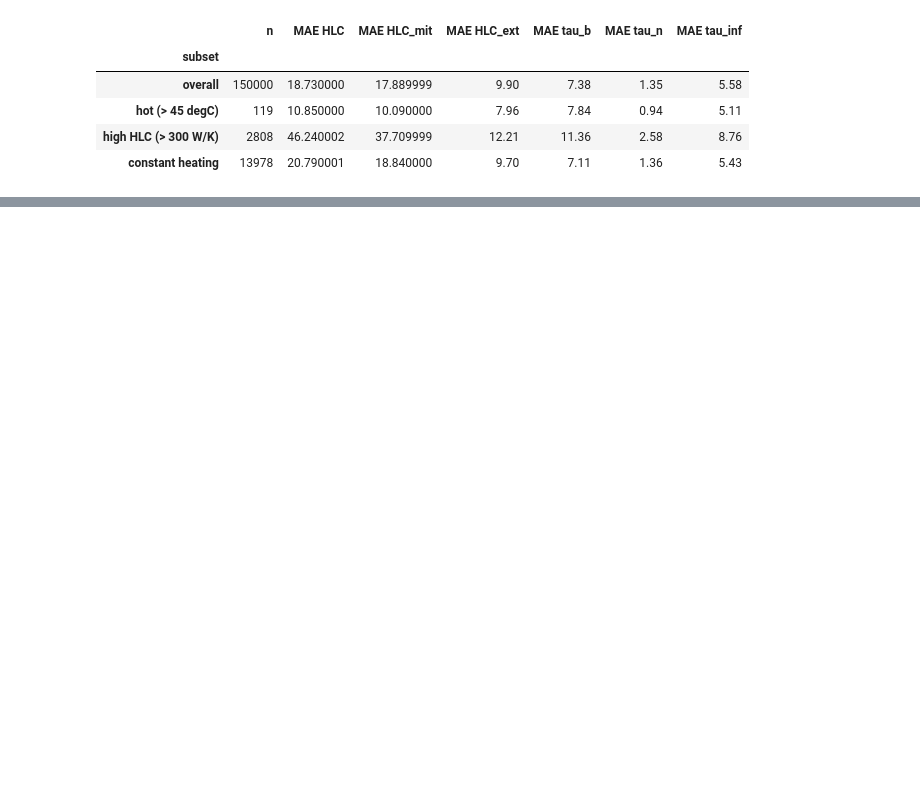
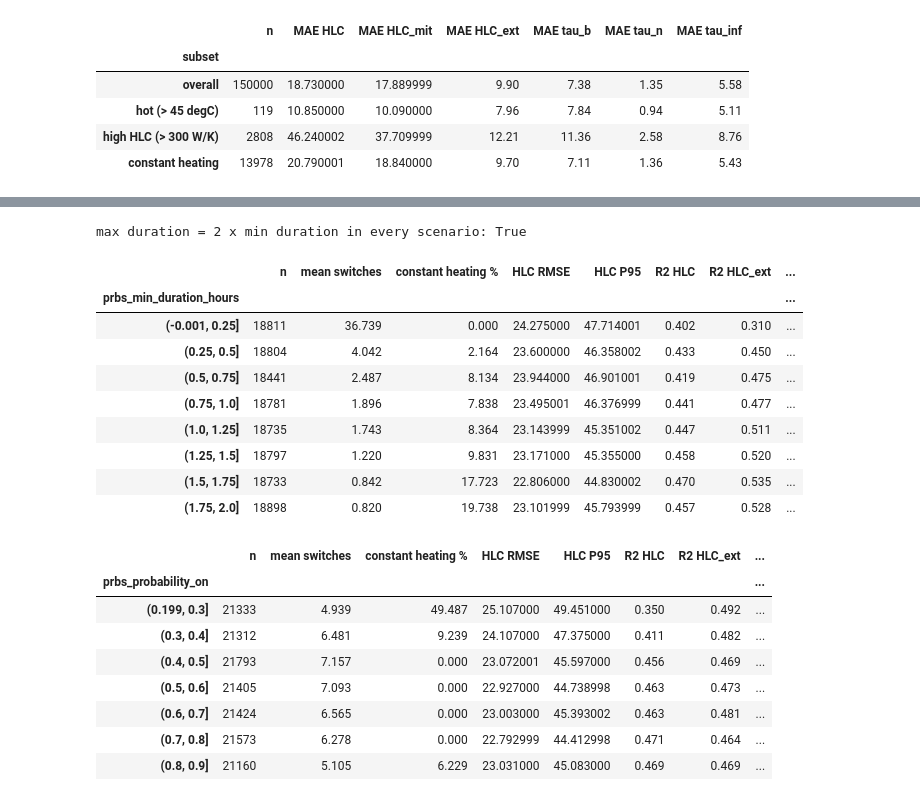
Before and after one commit to BigB021/coenergy-assessment, a Jupyter notebook: notebooks/4_final_model.ipynb, the cells around one changed output, grey strips where cells are left out. Drawn from its saved outputs; the diff is of its cells as text; code cells hidden in the pictures; blank space fills up the shorter version.

```diff
--- a/notebooks/4_final_model.ipynb
+++ b/notebooks/4_final_model.ipynb
@@ -376,0 +355,55 @@ by_switches.round(3)
+# %%
+sol = load_solicitation(DATA_DIR)  # generator settings, row i = scenario i (analysis only)
+MIN_DUR, P_ON = 'prbs_min_duration_hours', 'prbs_probability_on'
+print('max duration = 2 x min duration in every scenario:',
+      bool(((sol['prbs_max_duration_hours'] - 2 * sol[MIN_DUR]).abs() < 1e-3).all()))
+
+sol_val = sol.iloc[val.idx.numpy()].reset_index(drop=True)
+sol_test = sol.iloc[test.idx.numpy()].reset_index(drop=True)
+pred_val_final = val_preds['ensemble (3 seeds)']
+switches_val = heating_pattern(val.x[:, 1])['switches']
+
+DUR_BINS = np.arange(0, 2.01, 0.25)              # hours
+PON_BINS = np.round(np.arange(0.2, 0.91, 0.1), 2)
+
+
+def by_setting(col, bins):
+    # Validation metrics of the final model, grouped by one generator setting
+    groups = pd.cut(sol_val[col], bins=bins, include_lowest=True)
+    m = metrics_by_group(pred_val_final, y_val, labels, groups)
+    hlc = m.xs('HLC', level='target')
+    table = pd.DataFrame({
+        'n': hlc['n'],
+        'mean switches': switches_val.groupby(groups, observed=False).mean(),
+        'constant heating %': 100 * (switches_val == 0).groupby(groups, observed=False).mean(),
+        'HLC RMSE': hlc['RMSE'],
+        'HLC P95': hlc['P95_abs'],
+        **{f'R2 {l}': m.xs(l, level='target')['R2'] for l in ['HLC', 'HLC_ext', 'tau_b']},
+    })
+    table.index.name = col
+    return table.round(3)
+
+
+display(by_setting(MIN_DUR, DUR_BINS))
+display(by_setting(P_ON, PON_BINS))
+# %% [output]
+max duration = 2 x min duration in every scenario: True
+|  | n | mean switches | constant heating % | HLC RMSE | HLC P95 | R2 HLC | R2 HLC_ext | ... |
+| prbs_min_duration_hours |  |  |  |  |  |  |  | ... |
+| (-0.001, 0.25] | 18811 | 36.739 | 0.000 | 24.275000 | 47.714001 | 0.402 | 0.310 | ... |
+| (0.25, 0.5] | 18804 | 4.042 | 2.164 | 23.600000 | 46.358002 | 0.433 | 0.450 | ... |
+| (0.5, 0.75] | 18441 | 2.487 | 8.134 | 23.944000 | 46.901001 | 0.419 | 0.475 | ... |
+| (0.75, 1.0] | 18781 | 1.896 | 7.838 | 23.495001 | 46.376999 | 0.441 | 0.477 | ... |
+| (1.0, 1.25] | 18735 | 1.743 | 8.364 | 23.143999 | 45.351002 | 0.447 | 0.511 | ... |
+| (1.25, 1.5] | 18797 | 1.220 | 9.831 | 23.171000 | 45.355000 | 0.458 | 0.520 | ... |
+| (1.5, 1.75] | 18733 | 0.842 | 17.723 | 22.806000 | 44.830002 | 0.470 | 0.535 | ... |
+| (1.75, 2.0] | 18898 | 0.820 | 19.738 | 23.101999 | 45.793999 | 0.457 | 0.528 | ... |
+|  | n | mean switches | constant heating % | HLC RMSE | HLC P95 | R2 HLC | R2 HLC_ext | ... |
+| prbs_probability_on |  |  |  |  |  |  |  | ... |
+| (0.199, 0.3] | 21333 | 4.939 | 49.487 | 25.107000 | 49.451000 | 0.350 | 0.492 | ... |
+| (0.3, 0.4] | 21312 | 6.481 | 9.239 | 24.107000 | 47.375000 | 0.411 | 0.482 | ... |
+| (0.4, 0.5] | 21793 | 7.157 | 0.000 | 23.072001 | 45.597000 | 0.456 | 0.469 | ... |
+| (0.5, 0.6] | 21405 | 7.093 | 0.000 | 22.927000 | 44.738998 | 0.463 | 0.473 | ... |
+| (0.6, 0.7] | 21424 | 6.565 | 0.000 | 23.003000 | 45.393002 | 0.463 | 0.481 | ... |
+| (0.7, 0.8] | 21573 | 6.278 | 0.000 | 22.792999 | 44.412998 | 0.471 | 0.464 | ... |
+| (0.8, 0.9] | 21160 | 5.105 | 6.229 | 23.031000 | 45.083000 | 0.469 | 0.469 | ... |
```
Also changed, not shown: parts of 12 cells of this notebook, 5 other files.
